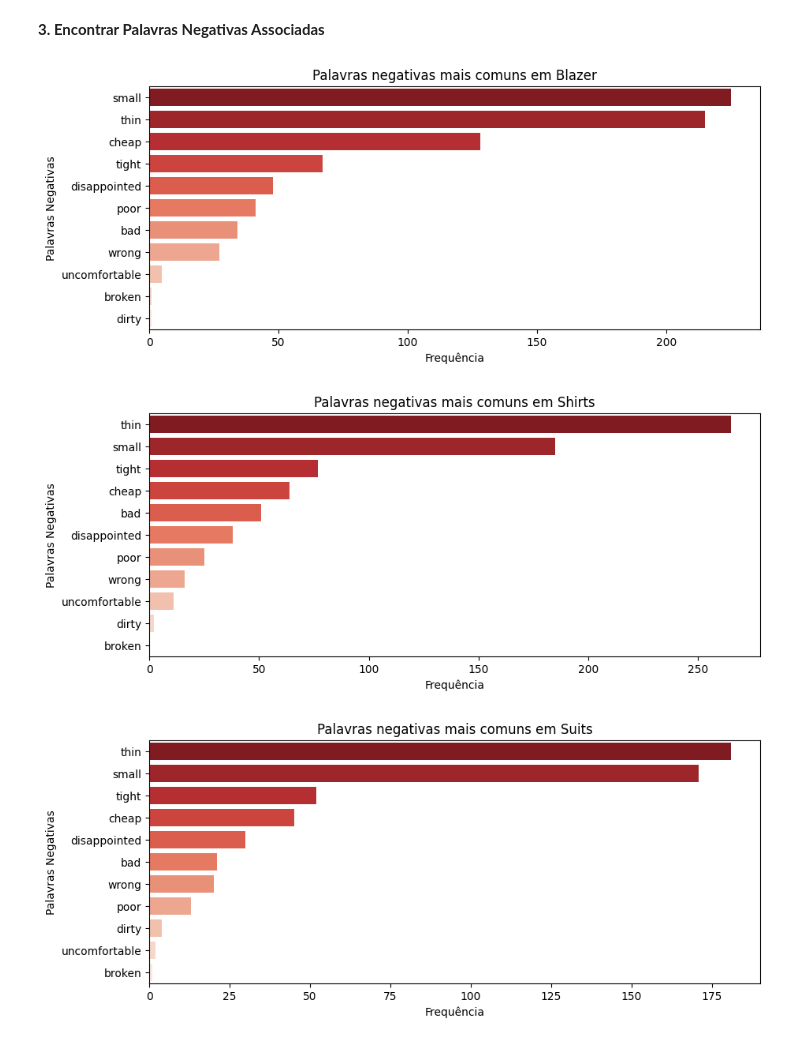
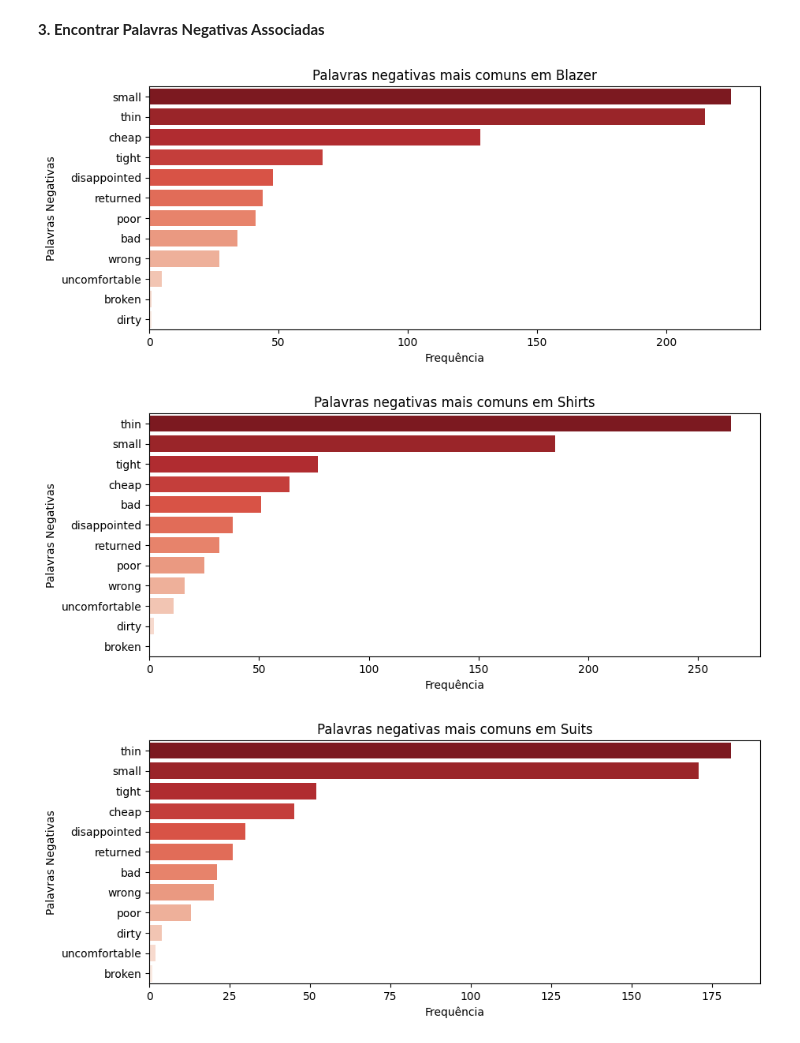
Before and after one commit to brunomelorv/amazon-reviews-analysis, a Jupyter notebook: clothing.ipynb, the cells around one changed output. Saved outputs shown, nothing was run; the diff lists cells and outputs as text; code cells hidden in the pictures.

```diff
--- a/clothing.ipynb
+++ b/clothing.ipynb
@@ -243,28 +243,28 @@ plt.show()
 # %%
 import seaborn as sns
 
 # Lista de palavras negativas que queremos rastrear
-negative_words = ["bad", "cheap","disappointed", "poor", "small", "thin", "uncomfortable", "tight", "broken", "wrong", "dirty"]
+negative_words = ["bad", "returned", "cheap","disappointed", "poor", "small", "thin", "uncomfortable", "tight", "broken", "wrong", "dirty"]
 
 # Criar gráficos separados para cada categoria
 for category in worst_categories:
     # Filtrar apenas as avaliações da categoria
     reviews = df_cleaned[df_cleaned["Cloth_class"] == category]["Review"].dropna()
 
     # Contar quantas vezes cada palavra negativa aparece
     negative_counts = {word: sum(reviews.str.contains(word, case=False, na=False)) for word in negative_words}
 
     # Criar DataFrame para visualização
     negative_df = pd.DataFrame(list(negative_counts.items()), columns=["Word", "Count"]).sort_values(by="Count", ascending=False)
 
     # Criar gráfico de barras para a categoria atual
     plt.figure(figsize=(10, 4))
     sns.barplot(x="Count", y="Word", data=negative_df, hue="Word", palette="Reds_r", legend=False)
     plt.title(f"Palavras negativas mais comuns em {category}")
     plt.xlabel("Frequência")
     plt.ylabel("Palavras Negativas")
     plt.show()
 # %% [output]
-[figure, old version]
+[figure, new version]
-[figure, old version]
+[figure, new version]
-[figure, old version]
+[figure, new version]
```
Also changed, not shown: parts of 2 cells of this notebook.
